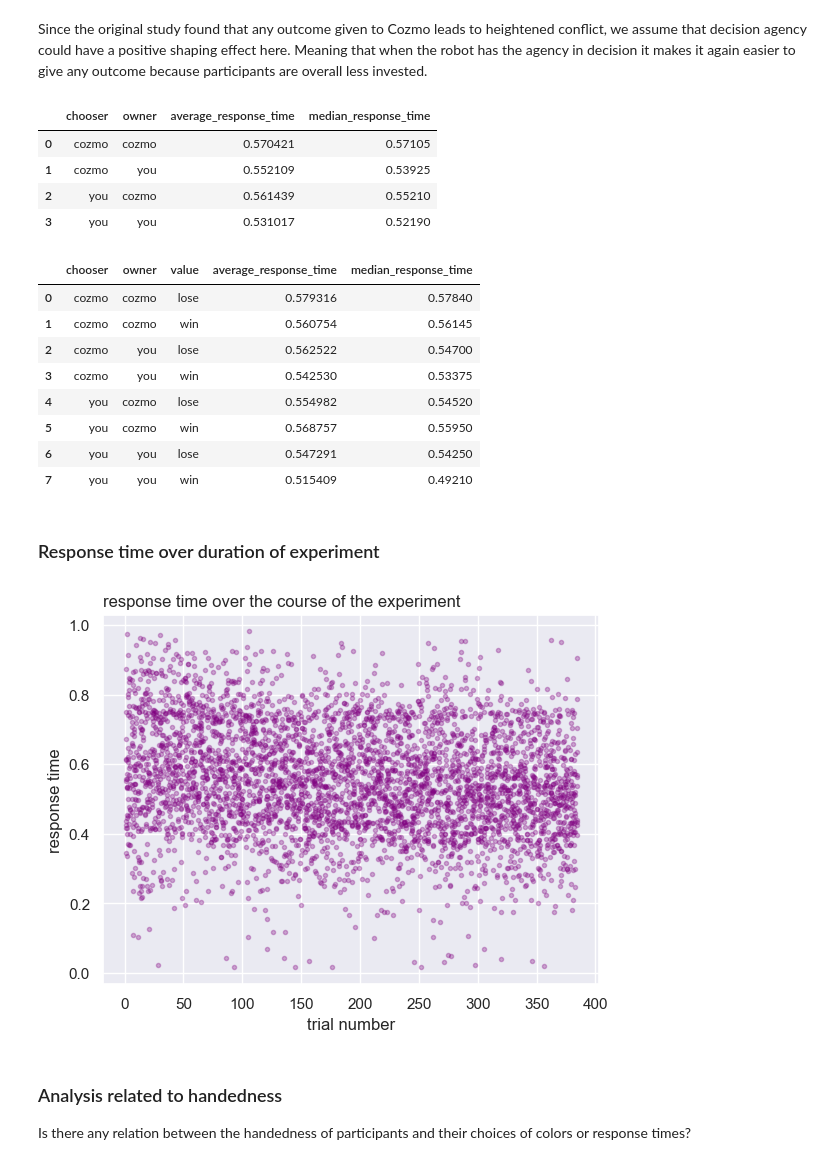
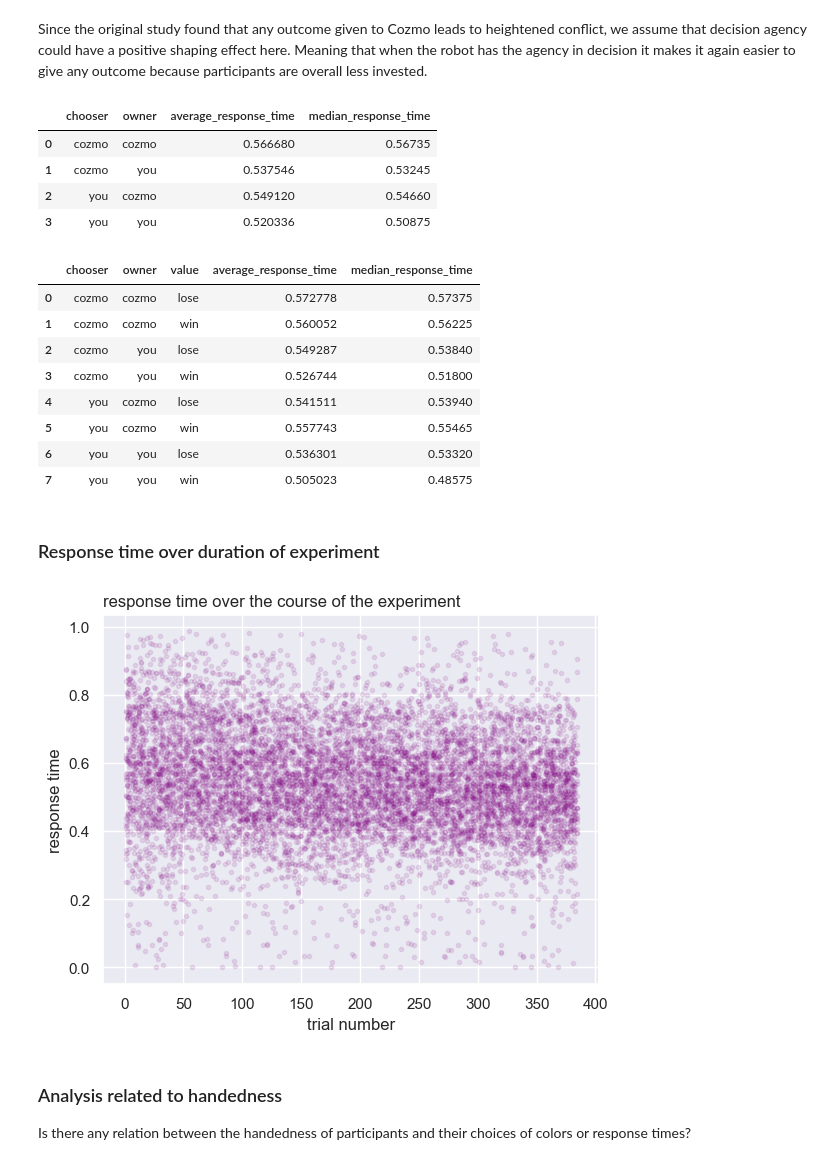
Before and after one commit to anjaghub/master_thesis, a Jupyter notebook: analysis.ipynb, the cells around one changed output. Saved outputs shown, nothing was run; the diff lists cells and outputs as text; code cells hidden in the pictures.

```diff
--- a/analysis.ipynb
+++ b/analysis.ipynb
@@ -17,6 +18,7 @@ The questionnaire data is preprocessed in a separate step by calling the survey_
 Both preprocessed data files are stored as csv files.
 # %%
 # List all data files which should be preprocessed
+
 data_files = ['3157.csv',
               '3430.csv',
               '4489.csv',
@@ -28,6 +30,19 @@ data_files = ['3157.csv',
               '411686.csv',
               '649043.csv',
               '965200.csv',
+              '633326.csv',
+              '982078.csv',
+              '990857.csv',
+              '886787.csv',
+              '852408.csv',
+              '470738.csv',
+              '020622.csv',
+              '874910.csv',
+              '828938.csv',
+              '417785.csv',
+              '153234.csv',
+              '106121.csv',
+              '8050.csv'
               ]
 # %%
 # Preprocess data from experiment
@@ -113,0 +143,11 @@ data_n.to_csv('/Users/anja/Desktop/data_mt/data_cleaned.csv', index=False)
+# %%
+# Histogram of all response times
+sns.set_theme(style="darkgrid")
+
+sns.histplot(data=data, x="owner_confirm_rt", color="purple", kde=True)
+
+plt.title('Response time distribution', loc='left')
+plt.xlabel('response time')
+plt.ylabel('count')
+
+plt.show()
@@ -199,39 +272,39 @@ Since the original study found that any outcome given to Cozmo leads to heighten
 data.groupby(['chooser','owner']).agg(average_response_time=('owner_confirm_rt', 'mean'), median_response_time=('owner_confirm_rt', 'median')).reset_index()
 # %% [output]
 |  | chooser | owner | average_response_time | median_response_time |
-| 0 | cozmo | cozmo | 0.570421 | 0.57105 |
-| 1 | cozmo | you | 0.552109 | 0.53925 |
-| 2 | you | cozmo | 0.561439 | 0.55210 |
-| 3 | you | you | 0.531017 | 0.52190 |
+| 0 | cozmo | cozmo | 0.566680 | 0.56735 |
+| 1 | cozmo | you | 0.537546 | 0.53245 |
+| 2 | you | cozmo | 0.549120 | 0.54660 |
+| 3 | you | you | 0.520336 | 0.50875 |
 # %%
 # Group by owner, chooser, value
 data.groupby(['chooser','owner', 'value']).agg(average_response_time=('owner_confirm_rt', 'mean'), median_response_time=('owner_confirm_rt', 'median')).reset_index()
 # %% [output]
 |  | chooser | owner | value | average_response_time | median_response_time |
-| 0 | cozmo | cozmo | lose | 0.579316 | 0.57840 |
-| 1 | cozmo | cozmo | win | 0.560754 | 0.56145 |
-| 2 | cozmo | you | lose | 0.562522 | 0.54700 |
-| 3 | cozmo | you | win | 0.542530 | 0.53375 |
-| 4 | you | cozmo | lose | 0.554982 | 0.54520 |
-| 5 | you | cozmo | win | 0.568757 | 0.55950 |
-| 6 | you | you | lose | 0.547291 | 0.54250 |
-| 7 | you | you | win | 0.515409 | 0.49210 |
+| 0 | cozmo | cozmo | lose | 0.572778 | 0.57375 |
+| 1 | cozmo | cozmo | win | 0.560052 | 0.56225 |
+| 2 | cozmo | you | lose | 0.549287 | 0.53840 |
+| 3 | cozmo | you | win | 0.526744 | 0.51800 |
+| 4 | you | cozmo | lose | 0.541511 | 0.53940 |
+| 5 | you | cozmo | win | 0.557743 | 0.55465 |
+| 6 | you | you | lose | 0.536301 | 0.53320 |
+| 7 | you | you | win | 0.505023 | 0.48575 |
 # %% [markdown]
 ### Response time over duration of experiment
 # %%
 # how does reaction time develope over time? learning effects? do get people faster?
 # https://python-graph-gallery.com/134-how-to-avoid-overplotting-with-python/
 
 # Plot with transparency
-plt.plot( data["trial_index_within_participant"], data["owner_confirm_rt"], data=data, linestyle='', marker='o', markersize=3, alpha=0.3, color="purple")
+plt.plot( data["trial_index_within_participant"], data["owner_confirm_rt"], data=data, linestyle='', marker='o', markersize=3, alpha=0.1, color="purple")
 
 # Titles
 plt.xlabel('trial number')
 plt.ylabel('response time')
 plt.title('response time over the course of the experiment', loc='left')
 plt.show()
 # %% [output]
-[figure, old version]
+[figure, new version]
 # %% [markdown]
 ### Analysis related to handedness
 
```
Also changed, not shown: parts of 17 cells of this notebook.
